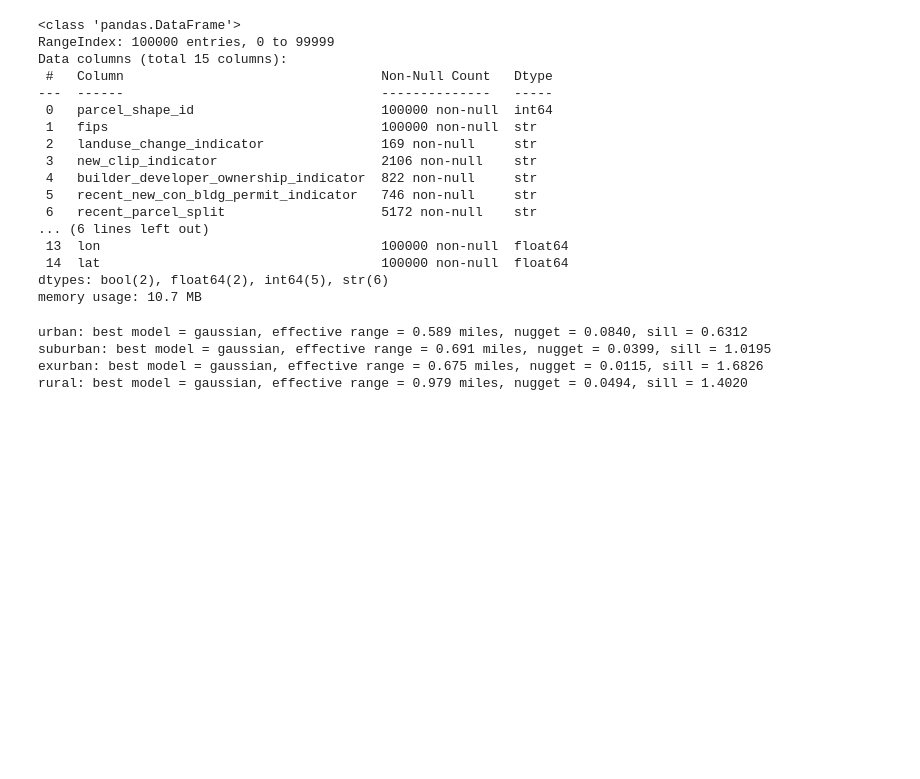
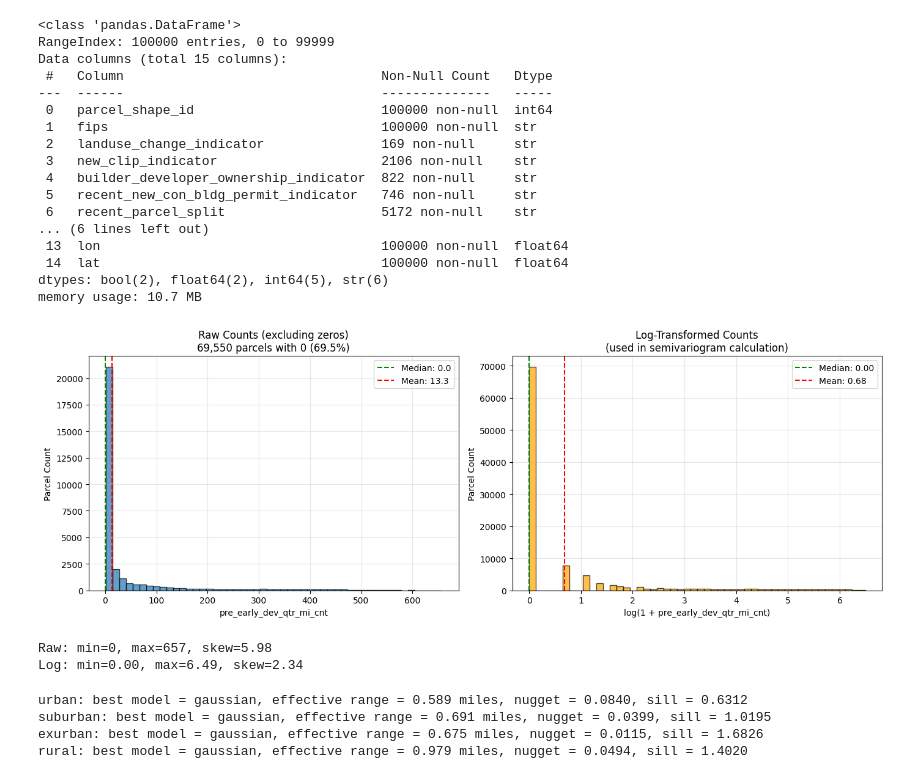
Before and after one commit to eprashar-clgx/network-idx, a Jupyter notebook: notebooks/04_eda_feature_engg_growth_V2.ipynb, the cells around one changed output. Cells and saved outputs as stored; diff of their text form; code cells hidden in the pictures; blank space fills up the shorter version.

```diff
--- a/notebooks/04_eda_feature_engg_growth_V2.ipynb
+++ b/notebooks/04_eda_feature_engg_growth_V2.ipynb
@@ -108,4 +134,44 @@ density_tiers = {
 
 tier_map = {fips: tier for tier, fips_list in density_tiers.items() for fips in fips_list}
 growth_parcel['density_tier'] = growth_parcel['fips'].map(tier_map)
+# %%
+# ── Distribution of log-transformed feature ──
+flag_col = 'pre_early_dev_qtr_mi_cnt'
+
+fig, axes = plt.subplots(1, 2, figsize=(14, 5))
+
+# Left: raw counts
+ax = axes[0]
+data_raw = growth_parcel[flag_col]
+ax.hist(data_raw[data_raw > 0], bins=50, edgecolor='black', alpha=0.7)
+ax.axvline(data_raw.median(), color='green', linestyle='--', label=f'Median: {data_raw.median():.1f}')
+ax.axvline(data_raw.mean(), color='red', linestyle='--', label=f'Mean: {data_raw.mean():.1f}')
+ax.set_xlabel(flag_col)
+ax.set_ylabel("Parcel Count")
+ax.set_title(f"Raw Counts (excluding zeros)\n{(data_raw == 0).sum():,} parcels with 0 ({(data_raw == 0).mean():.1%})")
+ax.legend()
+ax.grid(True, alpha=0.3)
+
+# Right: log(1 + count)
+ax = axes[1]
+data_log = np.log1p(growth_parcel[flag_col])
+ax.hist(data_log, bins=50, edgecolor='black', alpha=0.7, color='orange')
+ax.axvline(data_log.median(), color='green', linestyle='--', label=f'Median: {data_log.median():.2f}')
+ax.axvline(data_log.mean(), color='red', linestyle='--', label=f'Mean: {data_log.mean():.2f}')
+ax.set_xlabel(f"log(1 + {flag_col})")
+ax.set_ylabel("Parcel Count")
+ax.set_title("Log-Transformed Counts\n(used in semivariogram calculation)")
+ax.legend()
+ax.grid(True, alpha=0.3)
+
+plt.tight_layout()
+plt.show()
+
+# Stats
+print(f"Raw: min={data_raw.min()}, max={data_raw.max()}, skew={data_raw.skew():.2f}")
+print(f"Log: min={data_log.min():.2f}, max={data_log.max():.2f}, skew={data_log.skew():.2f}")
+# %% [output]
+[figure, added]
+Raw: min=0, max=657, skew=5.98
+Log: min=0.00, max=6.49, skew=2.34
 # %%
```
Also changed, not shown: parts of 4 cells of this notebook, 3 other files.
